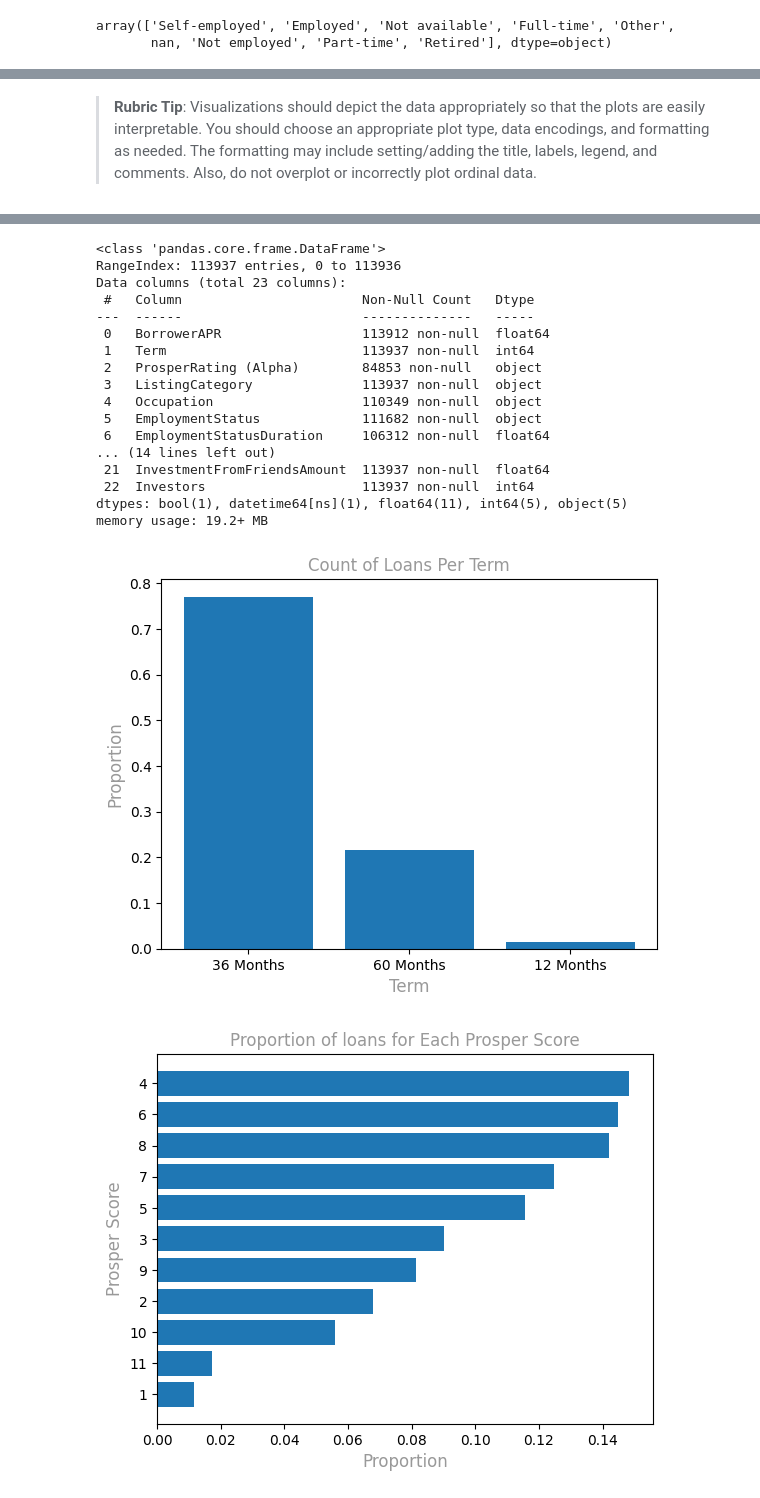
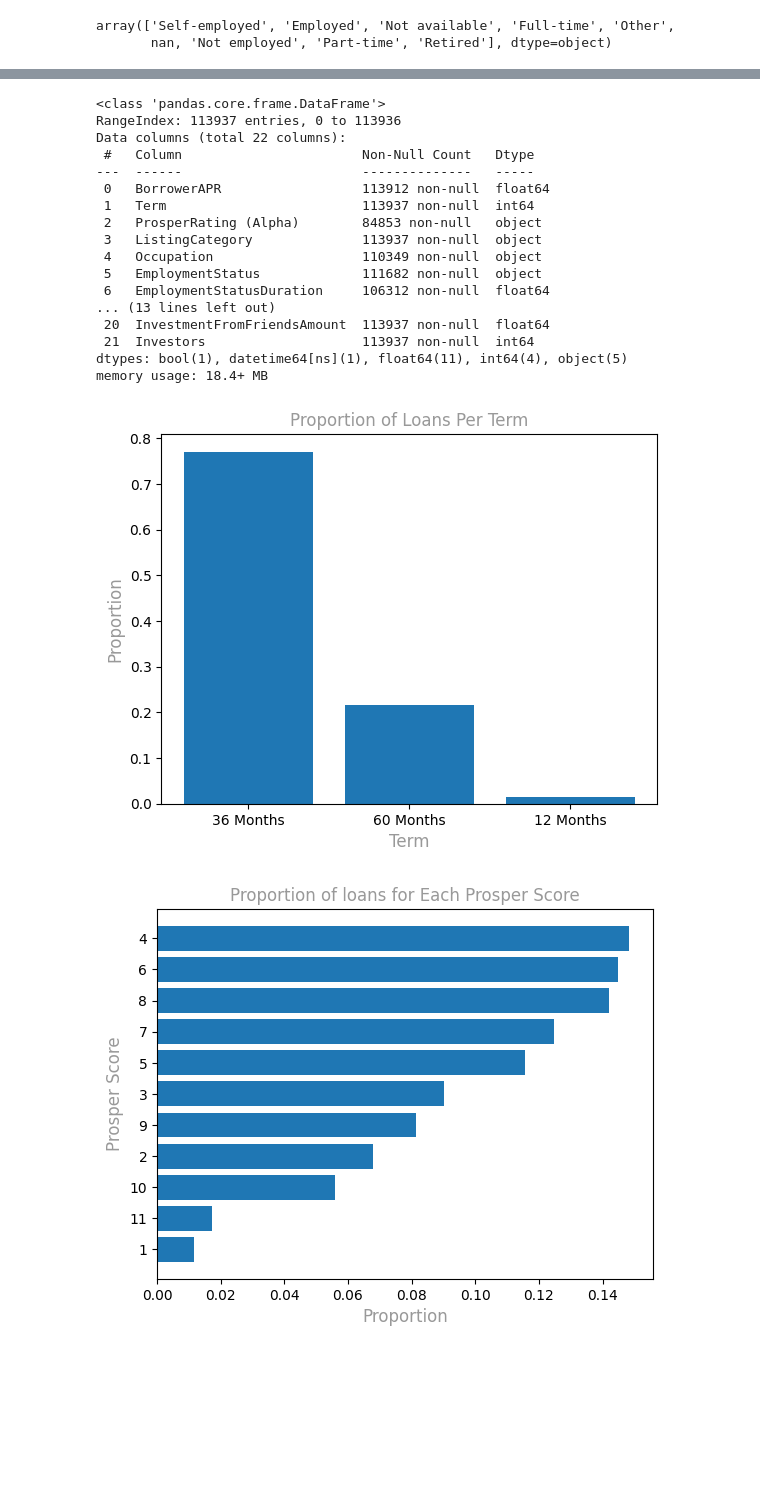
Before and after one commit to MmakolaMC/data_viz, a Jupyter notebook: Part_I_exploration_template.ipynb, the cells around one changed output, grey strips where cells are left out. Cells and saved outputs as stored; diff of their text form; code cells hidden in the pictures; blank space fills up the shorter version.

```diff
--- a/Part_I_exploration_template.ipynb
+++ b/Part_I_exploration_template.ipynb
@@ -70,7 +70,7 @@ memory usage: 68.1+ MB
 mask = [
     'BorrowerAPR','Term', 'ProsperRating (Alpha)', 'ListingCategory (numeric)', 'Occupation', 'EmploymentStatus',
     'EmploymentStatusDuration', 'CreditScoreRangeLower','BorrowerRate', 'ProsperScore', 'CreditScoreRangeUpper',
-    'IsBorrowerHomeowner','MonthlyLoanPayment', 'Investors', 'CurrentDelinquencies', 'AmountDelinquent',
+    'IsBorrowerHomeowner','MonthlyLoanPayment','CurrentDelinquencies', 'AmountDelinquent',
     'DebtToIncomeRatio', 'IncomeRange', 'LoanOriginalAmount', 'LoanOriginationDate', 'InvestmentFromFriendsCount'
     , 'InvestmentFromFriendsAmount', 'Investors'
 ]
@@ -210,7 +199,3 @@ and prepare yourself to look at relationships between variables.
-# %% [markdown]
-
-
->**Rubric Tip**: Visualizations should depict the data appropriately so that the plots are easily interpretable. You should choose an appropriate plot type, data encodings, and formatting as needed. The formatting may include setting/adding the title, labels, legend, and comments. Also, do not overplot or incorrectly plot ordinal data.
 # %%
 loans_features.describe()
 # %% [output]
@@ -228,7 +213,7 @@ loans_features.info()
 # %% [output]
 <class 'pandas.core.frame.DataFrame'>
 RangeIndex: 113937 entries, 0 to 113936
-Data columns (total 23 columns):
+Data columns (total 22 columns):
  #   Column                       Non-Null Count   Dtype
 ---  ------                       --------------   -----
  0   BorrowerAPR                  113912 non-null  float64
@@ -238,21 +223,27 @@ Data columns (total 23 columns):
  4   Occupation                   110349 non-null  object
  5   EmploymentStatus             111682 non-null  object
  6   EmploymentStatusDuration     106312 non-null  float64
-... (14 lines left out)
- 21  InvestmentFromFriendsAmount  113937 non-null  float64
- 22  Investors                    113937 non-null  int64
-dtypes: bool(1), datetime64[ns](1), float64(11), int64(5), object(5)
-memory usage: 19.2+ MB
+... (13 lines left out)
+ 20  InvestmentFromFriendsAmount  113937 non-null  float64
+ 21  Investors                    113937 non-null  int64
+dtypes: bool(1), datetime64[ns](1), float64(11), int64(4), object(5)
+memory usage: 18.4+ MB
 # %%
 def barPlot(data, locs, labels_list, bar_title, x_label, y_label):
-    '''
-       This function takes six arguments in total and helps plot a vertical bar-chart
-       data - Dataframe containing the column to plot
-       locs - Locations and number of bars to plot
-       labels_list - A list of labels representing the xticks
-       bar_title - The bar plot title
-       x_label - The x-axis label
-       y_label - The y-axis label
+    '''Helps plot a vertical bar chart
+
+       Arguments
+       ---------
+       data: Pandas Series of proportions or counts
+       locs: A list of integers where the bars will be located
+       labels_list: A list of string type labels for the x-axis ticks
+       bar_title: A string type descriptive title for the plot
+       x_label: A string type label for the x-axis
+       y_label: A string type label for the y-axis
+
+       Returns
+       -------
+       A vertical bar plot of the data
     '''
     plt.bar(locs, data, tick_label=labels_list)
     plt.title(bar_title, fontdict=font)
@@ -276,12 +273,12 @@ def barhPlot(data, locs, labels_list, bar_title, x_label, y_label):
 # %%
 # Plot Term bar chart
 heights = loans_features.Term.value_counts(normalize=True)
 locations = np.arange(0, loans_features.Term.nunique())
 labels = ['36 Months', '60 Months', '12 Months']
-terms_title = 'Count of Loans Per Term'
+terms_title = 'Proportion of Loans Per Term'
 barPlot(heights, locations, labels, terms_title, 'Term', 'Proportion')
 # %% [output]
-[figure, old version]
+[figure, new version]
 # %%
 vert_heights = loans_features.ProsperScore.value_counts(normalize=True, ascending=True)
 locations = np.arange(0, loans_features.ProsperScore.nunique())
```
Also changed, not shown: parts of 31 cells of this notebook, 4 other files.
